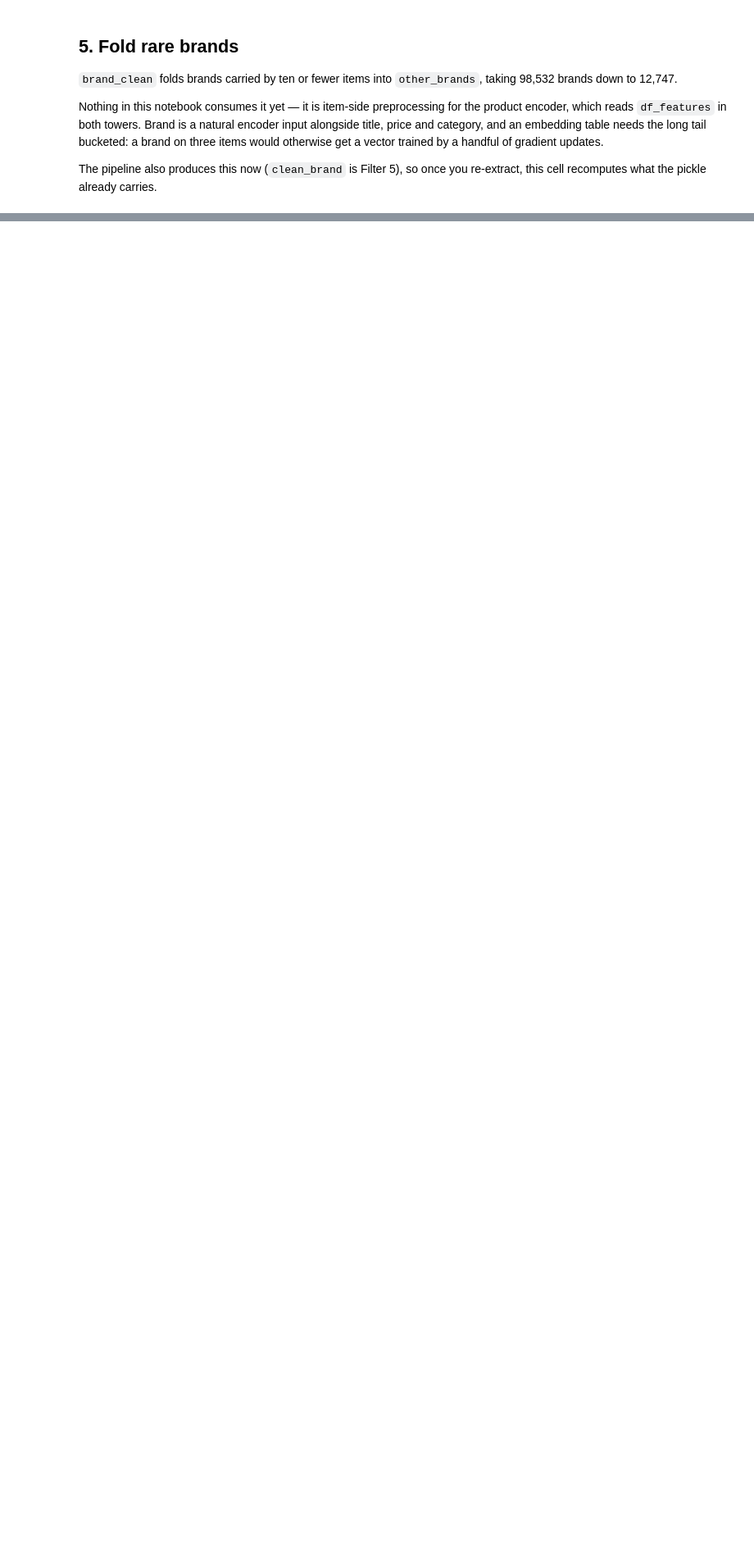
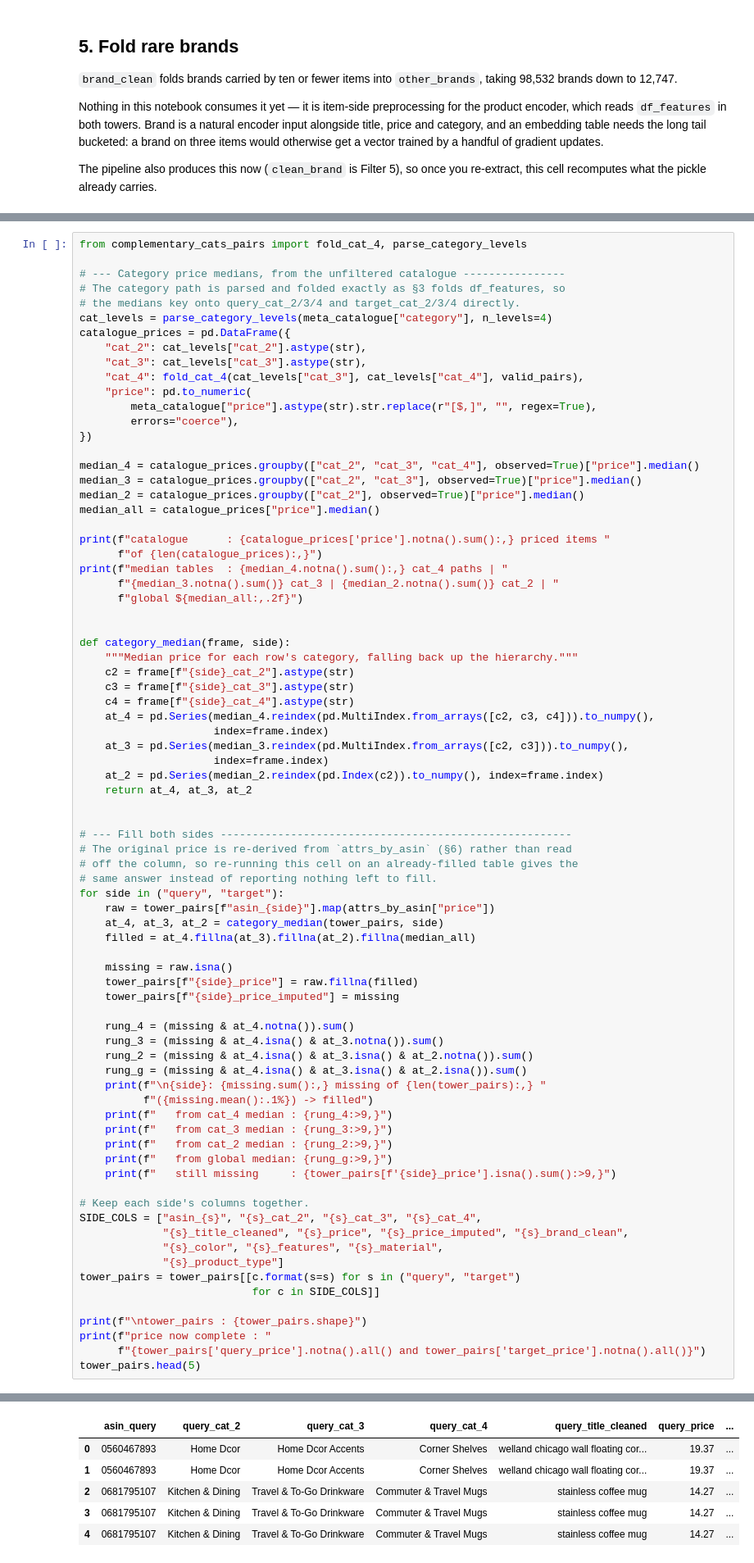
Before and after one commit to flamesmith/RecSystem, a Jupyter notebook: ttn/ttn_complementary.ipynb, the cells around one changed output, grey strips where cells are left out. Shown at 82% size. Drawn from its saved outputs; the diff is of its cells as text; blank space fills up the shorter version.

```diff
--- a/ttn/ttn_complementary.ipynb
+++ b/ttn/ttn_complementary.ipynb
@@ -402,0 +644,79 @@ print(df_features["brand_clean"].value_counts().head(10))
+# %%
+from complementary_cats_pairs import fold_cat_4, parse_category_levels
+
+# --- Category price medians, from the unfiltered catalogue ----------------
+# The category path is parsed and folded exactly as §3 folds df_features, so
+# the medians key onto query_cat_2/3/4 and target_cat_2/3/4 directly.
+cat_levels = parse_category_levels(meta_catalogue["category"], n_levels=4)
+catalogue_prices = pd.DataFrame({
+    "cat_2": cat_levels["cat_2"].astype(str),
+    "cat_3": cat_levels["cat_3"].astype(str),
+    "cat_4": fold_cat_4(cat_levels["cat_3"], cat_levels["cat_4"], valid_pairs),
+    "price": pd.to_numeric(
+        meta_catalogue["price"].astype(str).str.replace(r"[$,]", "", regex=True),
+        errors="coerce"),
+})
+
+median_4 = catalogue_prices.groupby(["cat_2", "cat_3", "cat_4"], observed=True)["price"].median()
+median_3 = catalogue_prices.groupby(["cat_2", "cat_3"], observed=True)["price"].median()
+median_2 = catalogue_prices.groupby(["cat_2"], observed=True)["price"].median()
+median_all = catalogue_prices["price"].median()
+
+print(f"catalogue      : {catalogue_prices['price'].notna().sum():,} priced items "
+      f"of {len(catalogue_prices):,}")
+print(f"median tables  : {median_4.notna().sum():,} cat_4 paths | "
+      f"{median_3.notna().sum()} cat_3 | {median_2.notna().sum()} cat_2 | "
+      f"global ${median_all:,.2f}")
+
+
+def category_median(frame, side):
+    """Median price for each row's category, falling back up the hierarchy."""
+    c2 = frame[f"{side}_cat_2"].astype(str)
+    c3 = frame[f"{side}_cat_3"].astype(str)
+    c4 = frame[f"{side}_cat_4"].astype(str)
+    at_4 = pd.Series(median_4.reindex(pd.MultiIndex.from_arrays([c2, c3, c4])).to_numpy(),
+                     index=frame.index)
+    at_3 = pd.Series(median_3.reindex(pd.MultiIndex.from_arrays([c2, c3])).to_numpy(),
+                     index=frame.index)
+    at_2 = pd.Series(median_2.reindex(pd.Index(c2)).to_numpy(), index=frame.index)
+    return at_4, at_3, at_2
+
+
+# --- Fill both sides -------------------------------------------------------
+# The original price is re-derived from `attrs_by_asin` (§6) rather than read
+# off the column, so re-running this cell on an already-filled table gives the
+# same answer instead of reporting nothing left to fill.
+for side in ("query", "target"):
+    raw = tower_pairs[f"asin_{side}"].map(attrs_by_asin["price"])
+    at_4, at_3, at_2 = category_median(tower_pairs, side)
+    filled = at_4.fillna(at_3).fillna(at_2).fillna(median_all)
+
+    missing = raw.isna()
+    tower_pairs[f"{side}_price"] = raw.fillna(filled)
+    tower_pairs[f"{side}_price_imputed"] = missing
+
+    rung_4 = (missing & at_4.notna()).sum()
+    rung_3 = (missing & at_4.isna() & at_3.notna()).sum()
+    rung_2 = (missing & at_4.isna() & at_3.isna() & at_2.notna()).sum()
+    rung_g = (missing & at_4.isna() & at_3.isna() & at_2.isna()).sum()
+    print(f"\n{side}: {missing.sum():,} missing of {len(tower_pairs):,} "
+          f"({missing.mean():.1%}) -> filled")
+    print(f"   from cat_4 median : {rung_4:>9,}")
+    print(f"   from cat_3 median : {rung_3:>9,}")
+    print(f"   from cat_2 median : {rung_2:>9,}")
+    print(f"   from global median: {rung_g:>9,}")
+    print(f"   still missing     : {tower_pairs[f'{side}_price'].isna().sum():>9,}")
+
+# Keep each side's columns together.
+SIDE_COLS = ["asin_{s}", "{s}_cat_2", "{s}_cat_3", "{s}_cat_4",
+             "{s}_title_cleaned", "{s}_price", "{s}_price_imputed", "{s}_brand_clean",
+             "{s}_color", "{s}_features", "{s}_material",
+             "{s}_product_type"]
+tower_pairs = tower_pairs[[c.format(s=s) for s in ("query", "target")
+                           for c in SIDE_COLS]]
+
+print(f"\ntower_pairs : {tower_pairs.shape}")
+print(f"price now complete : "
+      f"{tower_pairs['query_price'].notna().all() and tower_pairs['target_price'].notna().all()}")
+tower_pairs.head(5)
+# %% [output]
@@ -402,0 +742,6 @@ print(df_features["brand_clean"].value_counts().head(10))
+|  | asin_query | query_cat_2 | query_cat_3 | query_cat_4 | query_title_cleaned | query_price | ... |
+| 0 | 0560467893 | Home Dcor | Home Dcor Accents | Corner Shelves | welland chicago wall floating cor... | 19.37 | ... |
+| 1 | 0560467893 | Home Dcor | Home Dcor Accents | Corner Shelves | welland chicago wall floating cor... | 19.37 | ... |
+| 2 | 0681795107 | Kitchen & Dining | Travel & To-Go Drinkware | Commuter & Travel Mugs | stainless coffee mug | 14.27 | ... |
+| 3 | 0681795107 | Kitchen & Dining | Travel & To-Go Drinkware | Commuter & Travel Mugs | stainless coffee mug | 14.27 | ... |
+| 4 | 0681795107 | Kitchen & Dining | Travel & To-Go Drinkware | Commuter & Travel Mugs | stainless coffee mug | 14.27 | ... |
```
Also changed, not shown: parts of 12 cells of this notebook.
